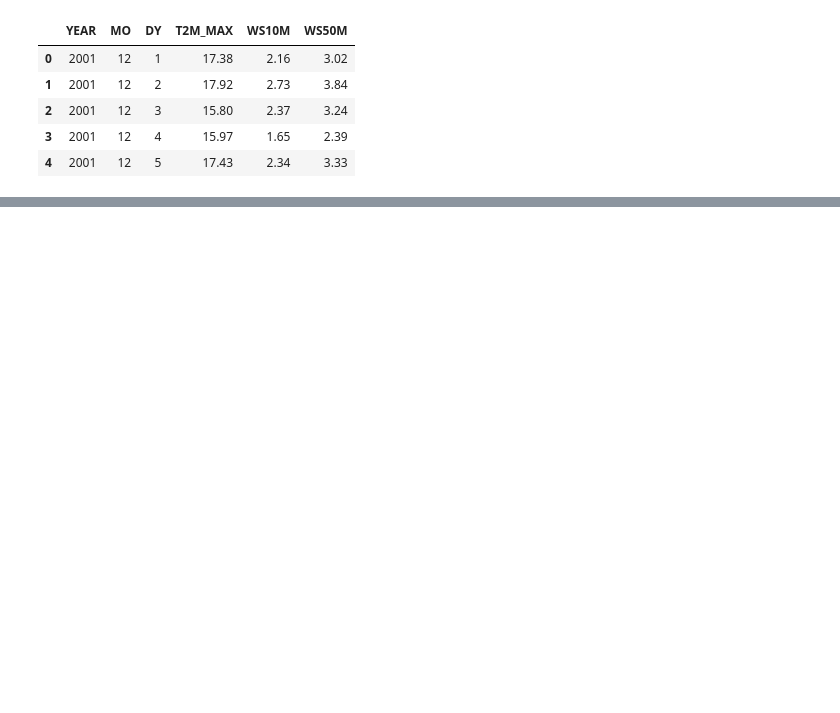
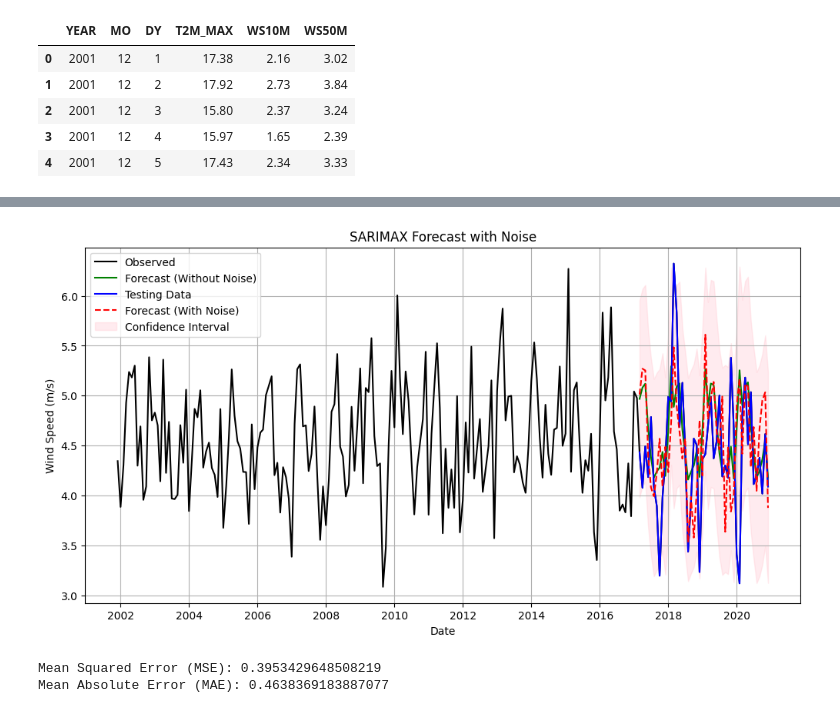
Before and after one commit to imayumi03/Wind_prediction, a Jupyter notebook: windprediction.ipynb, the cells around one changed output, grey strips where cells are left out. Cells and saved outputs as stored; diff of their text form; code cells hidden in the pictures; blank space fills up the shorter version.

```diff
--- a/windprediction.ipynb
+++ b/windprediction.ipynb
@@ -267,0 +107,16 @@ Warnings:
+# %%
+from statsmodels.tsa.statespace.sarimax import SARIMAX
+import numpy as np
+import pandas as pd
+import matplotlib.pyplot as plt
+
+
+monthly_means['External_Variable'] = np.random.rand(len(monthly_means))
+
+model = SARIMAX(monthly_means['WS10M'],
+                exog=monthly_means[['External_Variable']],
+                order=(1, 1, 1),
+                seasonal_order=(1, 1, 1, 12))
+results = model.fit()
+
+print(results.summary())
@@ -267,0 +141,40 @@ Warnings:
+# %%
+train_size = int(len(monthly_means) * 0.8)
+train_data = monthly_means.iloc[:train_size]
+test_data = monthly_means.iloc[train_size:]
+
+forecast_steps = len(test_data)
+forecast = results.get_forecast(steps=forecast_steps, exog=np.random.rand(forecast_steps, 1))
+
+forecast_mean = forecast.predicted_mean
+forecast_conf_int = forecast.conf_int()
+
+noise = np.random.normal(0, forecast_mean.std(), size=forecast_steps)  # Adjust std as needed
+forecast_with_noise = forecast_mean + noise
+
+forecast_index = pd.date_range(start=monthly_means.index[-1], periods=forecast_steps + 1, freq='M')[1:]
+plt.figure(figsize=(12, 6))
+plt.plot(monthly_means.index, monthly_means['WS10M'], label="Observed", color='black')
+plt.plot(test_data.index, forecast_mean, label="Forecast (Without Noise)", color='green')
+plt.plot(test_data.index, test_data['WS10M'], label="Testing Data", color='blue')
+plt.plot(test_data.index, forecast_with_noise, label="Forecast (With Noise)", color='red', linestyle='--')
+plt.fill_between(test_data.index,
+                 forecast_conf_int.iloc[:, 0],
+                 forecast_conf_int.iloc[:, 1],
+                 color='pink', alpha=0.3, label="Confidence Interval")
+plt.title('SARIMAX Forecast with Noise')
+plt.xlabel('Date')
+plt.ylabel('Wind Speed (m/s)')
+plt.legend()
+plt.grid()
+plt.show()
+
+
+mse = mean_squared_error(test_data['WS10M'], forecast_mean)
+mae = mean_absolute_error(test_data['WS10M'], forecast_mean)
+print(f"Mean Squared Error (MSE): {mse}")
+print(f"Mean Absolute Error (MAE): {mae}")
+# %% [output]
+[figure, added]
+Mean Squared Error (MSE): 0.3953429648508219
+Mean Absolute Error (MAE): 0.4638369183887077
```
Also changed, not shown: parts of 22 cells of this notebook.
